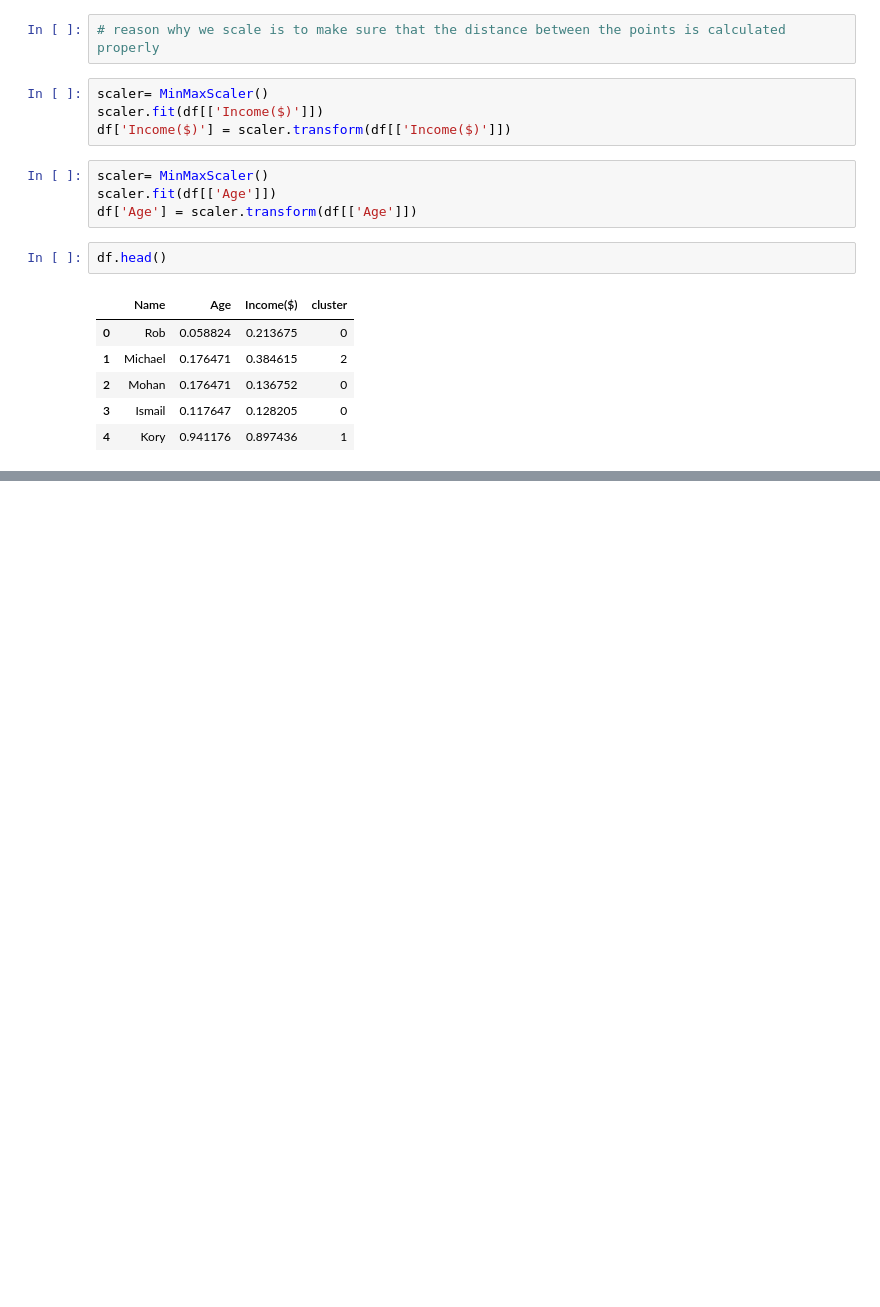
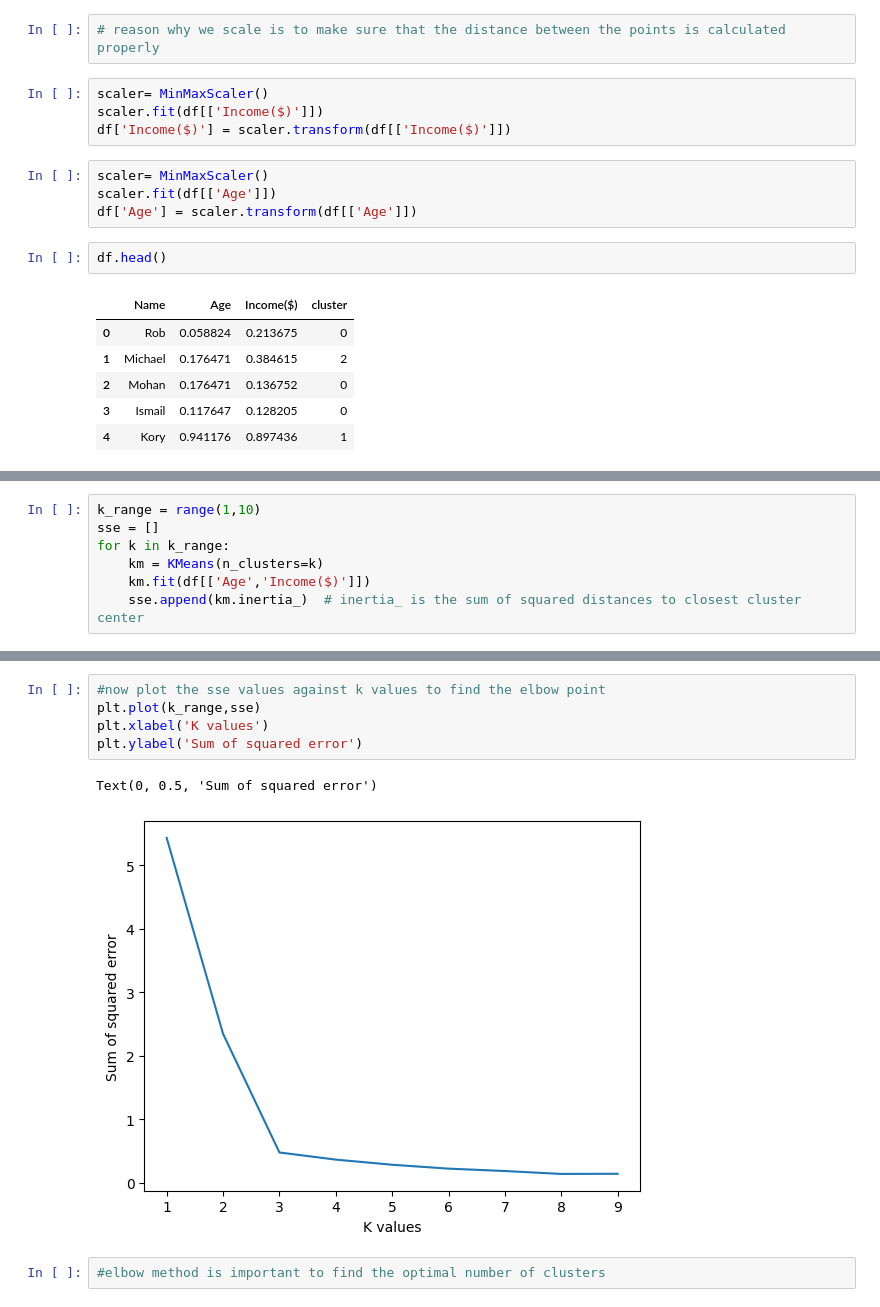
Before and after one commit to gregory-bot/kmeans_clustering, a Jupyter notebook: kmeans.ipynb, the cells around one changed output, grey strips where cells are left out. Cells and saved outputs as stored; diff of their text form; blank space fills up the shorter version.

```diff
--- a/kmeans.ipynb
+++ b/kmeans.ipynb
@@ -110,0 +113,7 @@ plt.legend()
+# %%
+k_range = range(1,10)
+sse = []
+for k in k_range:
+    km = KMeans(n_clusters=k)
+    km.fit(df[['Age','Income($)']])
+    sse.append(km.inertia_)  # inertia_ is the sum of squared distances to closest cluster center
@@ -110,0 +132,10 @@ plt.legend()
+# %%
+#now plot the sse values against k values to find the elbow point
+plt.plot(k_range,sse)
+plt.xlabel('K values')
+plt.ylabel('Sum of squared error')
+# %% [output]
+Text(0, 0.5, 'Sum of squared error')
+[figure, added]
+# %%
+#elbow method is important to find the optimal number of clusters
```
Also changed, not shown: parts of 3 cells of this notebook.
